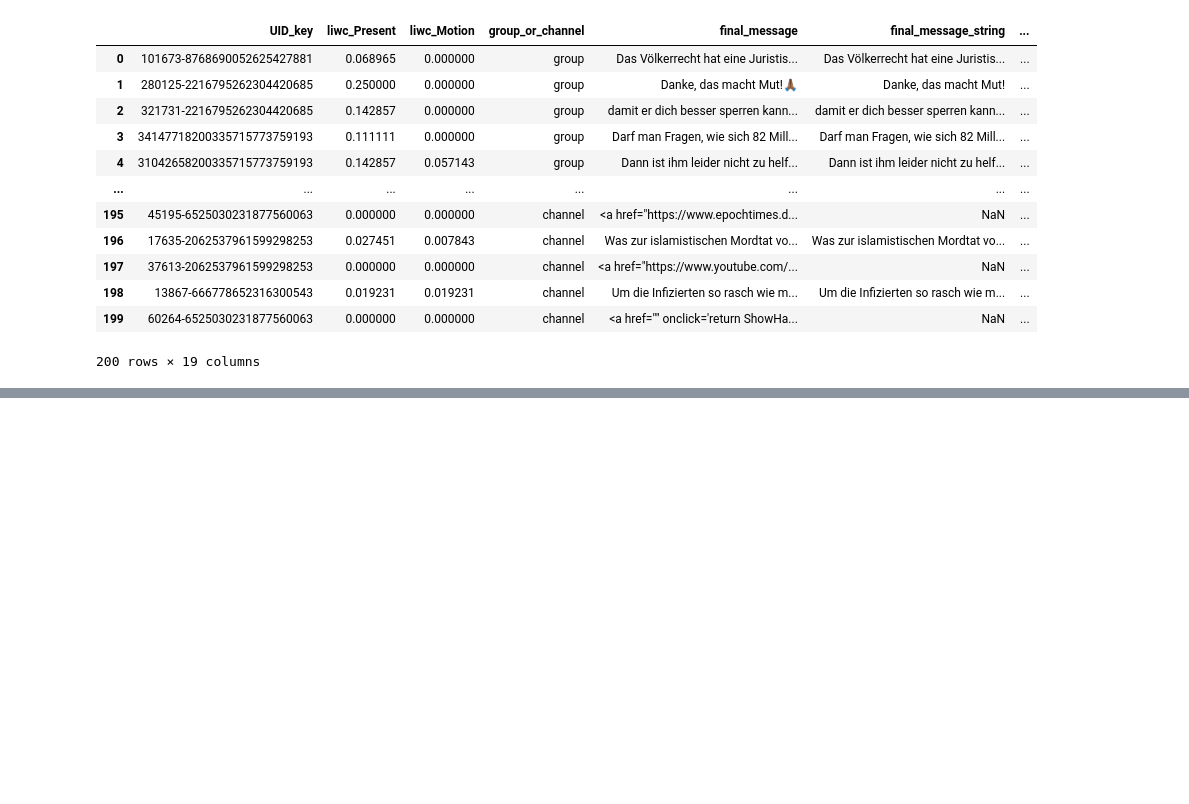
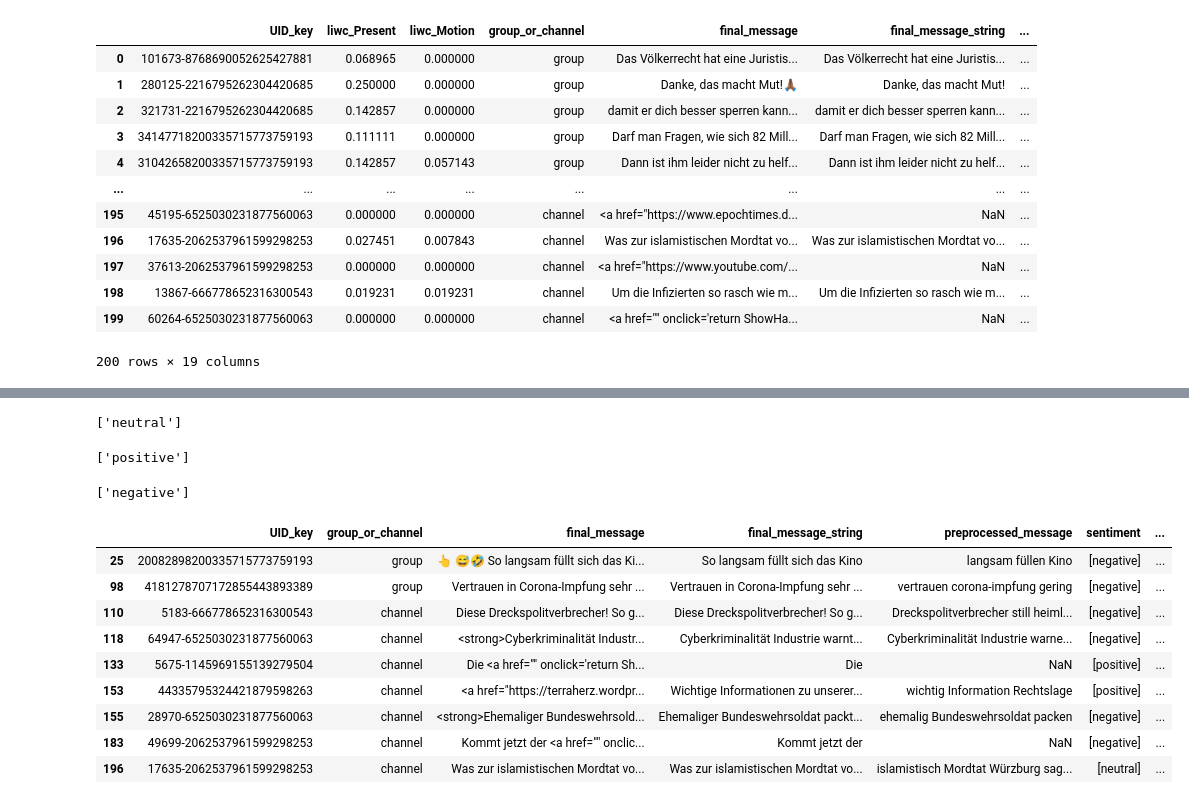
Before and after one commit to krugeremily/DAEGC_Conspiratorial_Actor_Typology, a Jupyter notebook: notebooks/Building Code for Scripts.ipynb, the cells around one changed output, grey strips where cells are left out. Drawn from its saved outputs; the diff is of its cells as text; code cells hidden in the pictures; blank space fills up the shorter version.

```diff
--- a/notebooks/Building Code for Scripts.ipynb
+++ b/notebooks/Building Code for Scripts.ipynb
@@ -535,0 +544,2 @@ merged
+# %%
+model = SentimentModel()
@@ -535,0 +548,12 @@ merged
+# %%
+model.predict_sentiment(['Das ist ein positiver Satz.'])
+# %% [output]
+['neutral']
+# %%
+model.predict_sentiment(['Ich liebe Marmelade über alles.'])
+# %% [output]
+['positive']
+# %%
+model.predict_sentiment(['Hitze ist scheiße'])
+# %% [output]
+['negative']
@@ -535,0 +569,13 @@ merged
+# %%
+sample[(sample['sentiment_emojis'] != sample['sentiment']) & (sample['sentiment'] != 'error')]
+# %% [output]
+|  | UID_key | group_or_channel | final_message | final_message_string | preprocessed_message | sentiment | ... |
+| 25 | 20082898200335715773759193 | group | 👆 😅🤣 So langsam füllt sich das Ki... | So langsam füllt sich das Kino | langsam füllen Kino | [negative] | ... |
+| 98 | 4181278707172855443893389 | group | Vertrauen in Corona-Impfung sehr ... | Vertrauen in Corona-Impfung sehr ... | vertrauen corona-impfung gering | [negative] | ... |
+| 110 | 5183-666778652316300543 | channel | Diese Dreckspolitverbrecher! So g... | Diese Dreckspolitverbrecher! So g... | Dreckspolitverbrecher still heiml... | [negative] | ... |
+| 118 | 64947-6525030231877560063 | channel | <strong>Cyberkriminalität Industr... | Cyberkriminalität Industrie warnt... | Cyberkriminalität Industrie warne... | [negative] | ... |
+| 133 | 5675-1145969155139279504 | channel | Die <a href="" onclick='return Sh... | Die | NaN | [positive] | ... |
+| 153 | 44335795324421879598263 | channel | <a href="https://terraherz.wordpr... | Wichtige Informationen zu unserer... | wichtig Information Rechtslage | [positive] | ... |
+| 155 | 28970-6525030231877560063 | channel | <strong>Ehemaliger Bundeswehrsold... | Ehemaliger Bundeswehrsoldat packt... | ehemalig Bundeswehrsoldat packen | [negative] | ... |
+| 183 | 49699-2062537961599298253 | channel | Kommt jetzt der <a href="" onclic... | Kommt jetzt der | NaN | [negative] | ... |
+| 196 | 17635-2062537961599298253 | channel | Was zur islamistischen Mordtat vo... | Was zur islamistischen Mordtat vo... | islamistisch Mordtat Würzburg sag... | [neutral] | ... |
```
Also changed, not shown: parts of 10 cells of this notebook, 1 other file.
